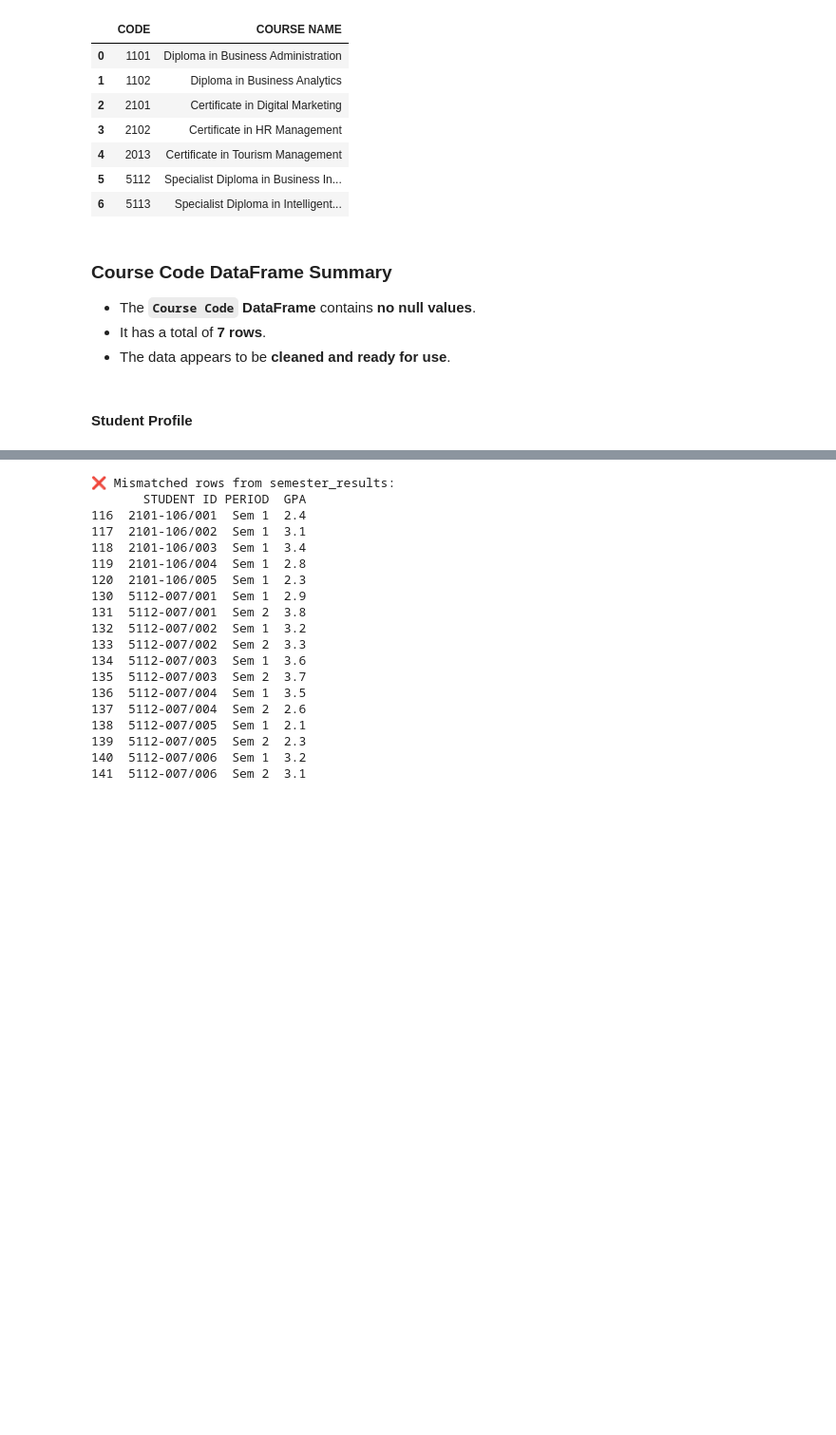
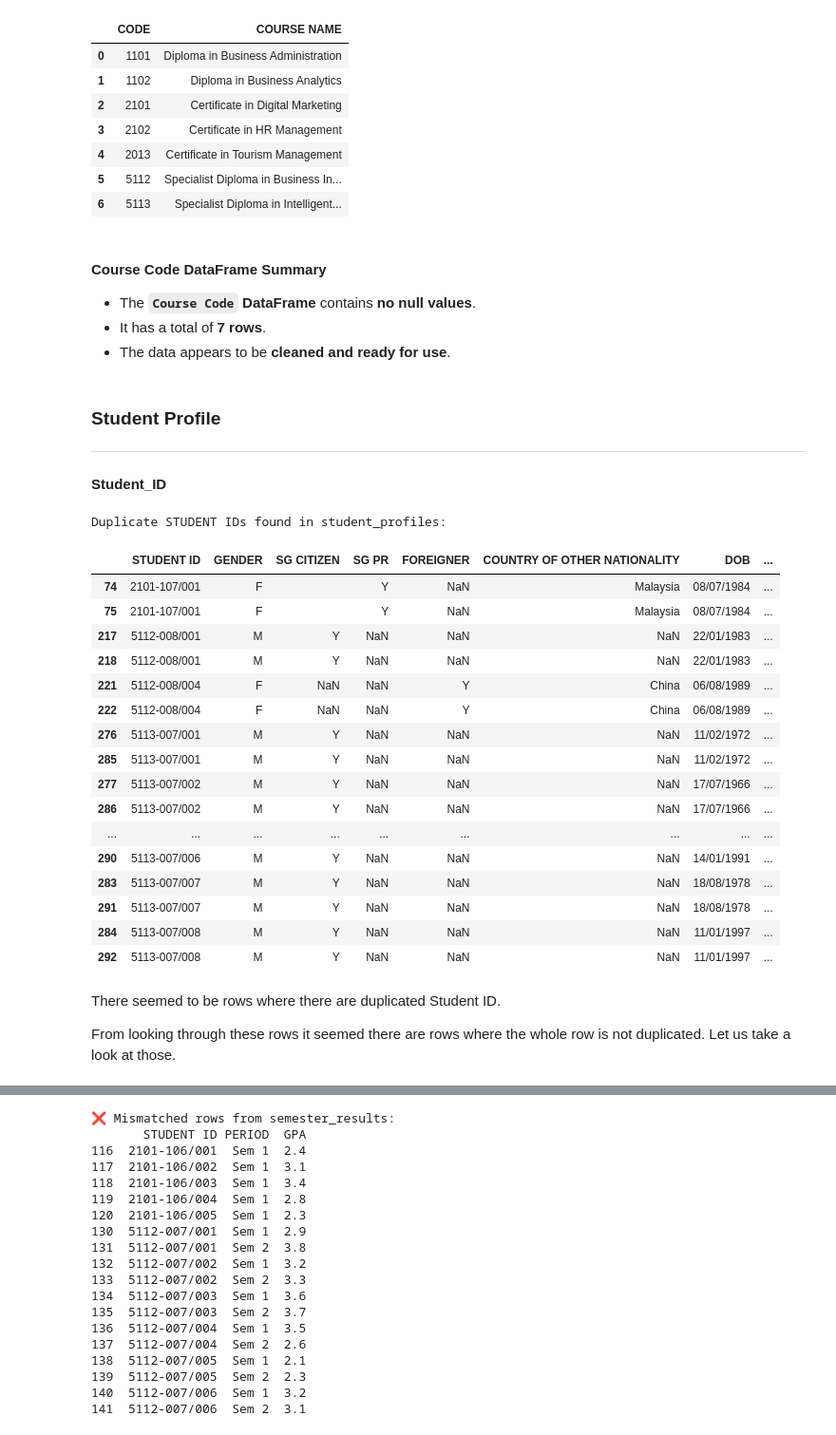
Before and after one commit to swamhtetg90/DAVI-CA2, a Jupyter notebook: data_cleaning.ipynb, the cells around one changed output, grey strips where cells are left out. Shown at 95% size. Saved outputs shown, nothing was run; the diff lists cells and outputs as text; code cells hidden in the pictures; blank space fills up the shorter version.

```diff
--- a/data_cleaning.ipynb
+++ b/data_cleaning.ipynb
@@ -125,10 +127,47 @@ course_code.head(10)
 | 5 | 5112 | Specialist Diploma in Business In... |
 | 6 | 5113 | Specialist Diploma in Intelligent... |
 # %% [markdown]
-### Course Code DataFrame Summary
+#### Course Code DataFrame Summary
 
 - The **`Course Code` DataFrame** contains **no null values**.
 - It has a total of **7 rows**.
 - The data appears to be **cleaned and ready for use**.
 # %% [markdown]
-#### Student Profile
+### Student Profile
+---
+
+#### Student_ID
+# %%
+# Check for duplicate student IDs in student_profiles
+duplicate_student_profiles = student_profiles[student_profiles.duplicated(subset=['STUDENT ID'], keep=False)]
+
+if duplicate_student_profiles.empty:
+    print("No duplicate STUDENT IDs found in student_profiles.")
+else:
+    print("Duplicate STUDENT IDs found in student_profiles:")
+    # Sort by 'STUDENT ID' to show duplicates next to each other
+    display(duplicate_student_profiles.sort_values(by='STUDENT ID'))
+# %% [output]
+Duplicate STUDENT IDs found in student_profiles:
+|  | STUDENT ID | GENDER | SG CITIZEN | SG PR | FOREIGNER | COUNTRY OF OTHER NATIONALITY | DOB | ... |
+| 74 | 2101-107/001 | F |  | Y | NaN | Malaysia | 08/07/1984 | ... |
+| 75 | 2101-107/001 | F |  | Y | NaN | Malaysia | 08/07/1984 | ... |
+| 217 | 5112-008/001 | M | Y | NaN | NaN | NaN | 22/01/1983 | ... |
+| 218 | 5112-008/001 | M | Y | NaN | NaN | NaN | 22/01/1983 | ... |
+| 221 | 5112-008/004 | F | NaN | NaN | Y | China | 06/08/1989 | ... |
+| 222 | 5112-008/004 | F | NaN | NaN | Y | China | 06/08/1989 | ... |
+| 276 | 5113-007/001 | M | Y | NaN | NaN | NaN | 11/02/1972 | ... |
+| 285 | 5113-007/001 | M | Y | NaN | NaN | NaN | 11/02/1972 | ... |
+| 277 | 5113-007/002 | M | Y | NaN | NaN | NaN | 17/07/1966 | ... |
+| 286 | 5113-007/002 | M | Y | NaN | NaN | NaN | 17/07/1966 | ... |
+| ... | ... | ... | ... | ... | ... | ... | ... | ... |
+| 290 | 5113-007/006 | M | Y | NaN | NaN | NaN | 14/01/1991 | ... |
+| 283 | 5113-007/007 | M | Y | NaN | NaN | NaN | 18/08/1978 | ... |
+| 291 | 5113-007/007 | M | Y | NaN | NaN | NaN | 18/08/1978 | ... |
+| 284 | 5113-007/008 | M | Y | NaN | NaN | NaN | 11/01/1997 | ... |
+| 292 | 5113-007/008 | M | Y | NaN | NaN | NaN | 11/01/1997 | ... |
+# %% [markdown]
+There seemed to be rows where there are duplicated Student ID.
+
+From looking through these rows it seemed there are rows where the whole row is not duplicated.
+Let us take a look at those.
```
Also changed, not shown: parts of 61 cells of this notebook.
